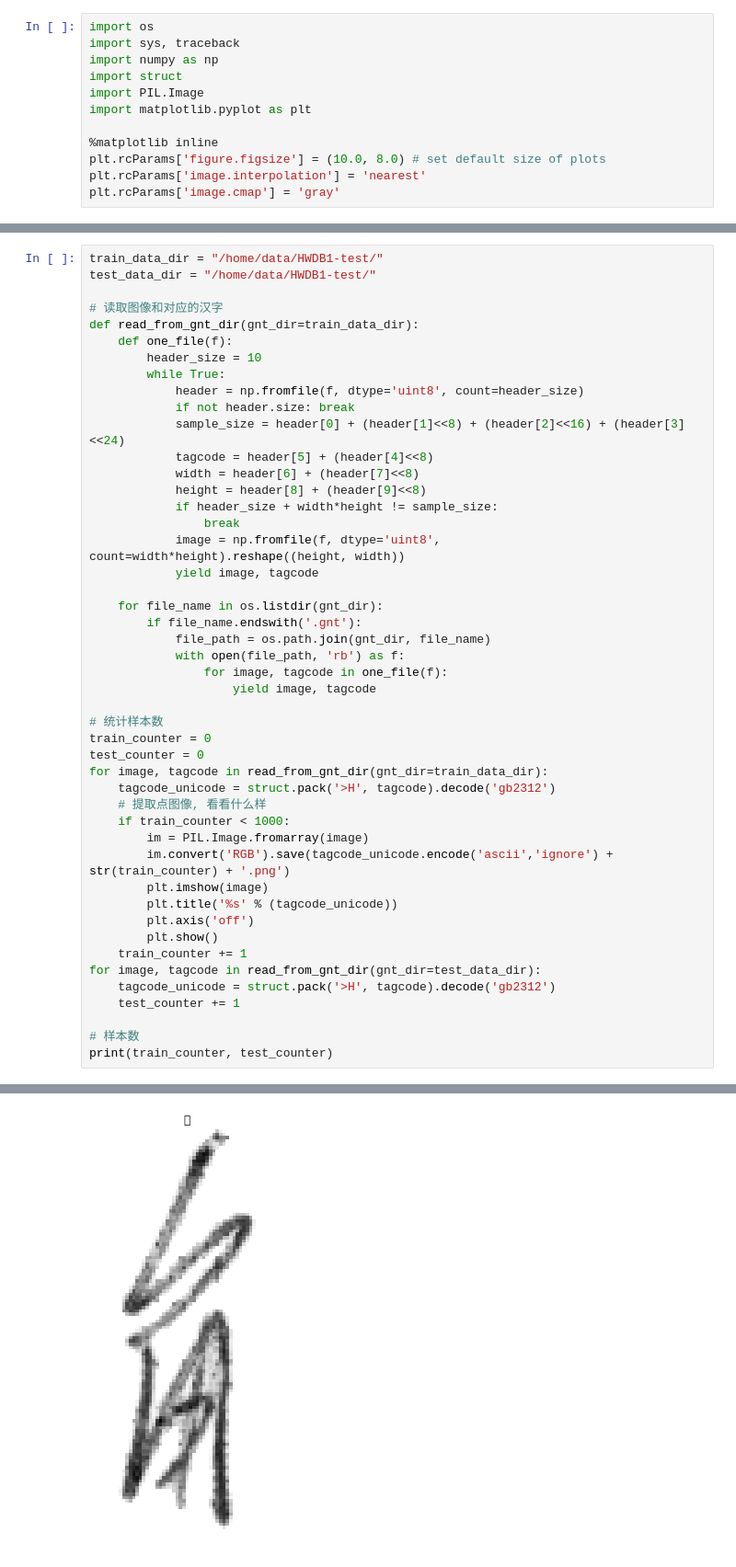
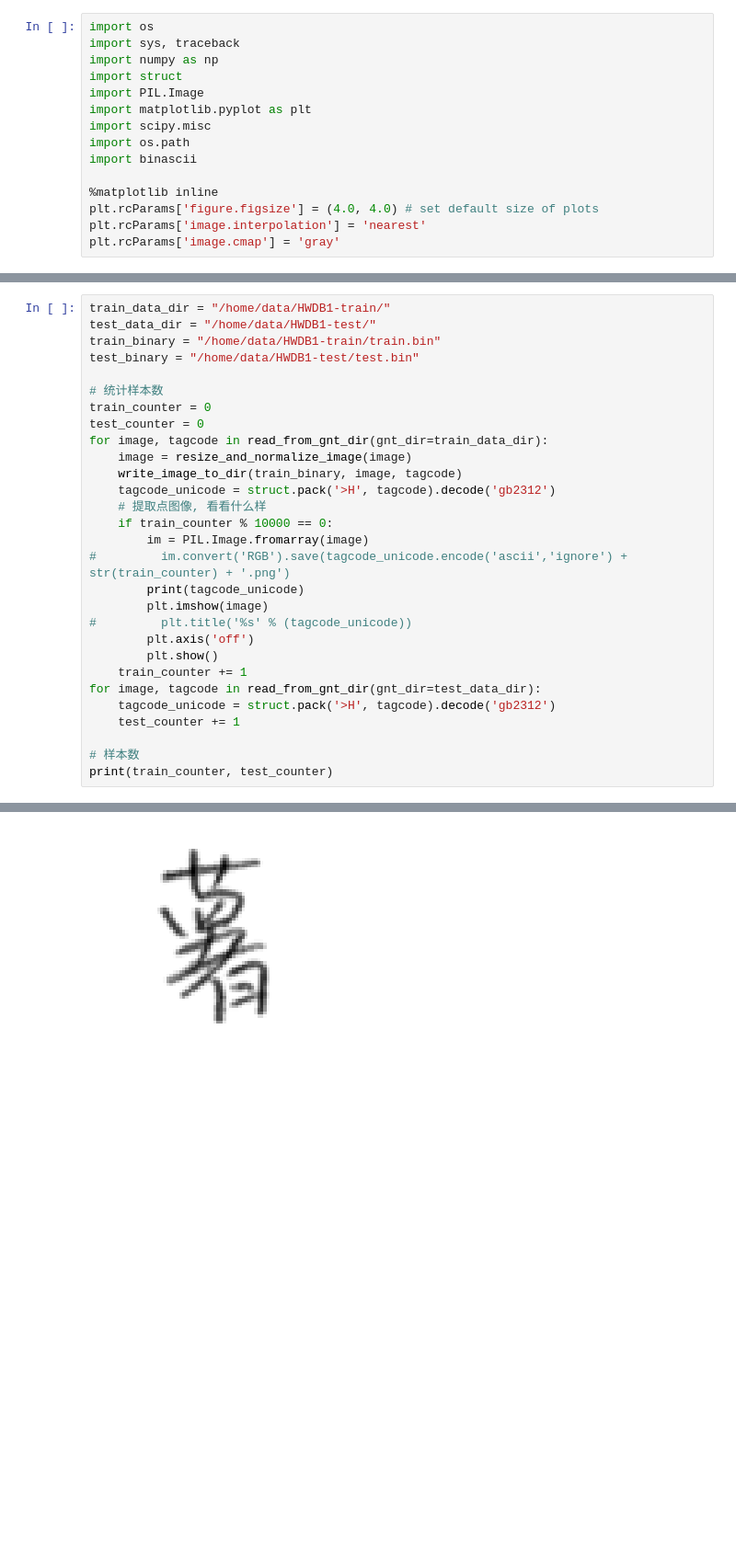
Before and after one commit to gody7334/cnn-hwdb, a Jupyter notebook: HWDB_Preprocess.ipynb, the cells around one changed output, grey strips where cells are left out. Shown at 92% size. Drawn from its saved outputs; the diff is of its cells as text; blank space fills up the shorter version.

Commit message:
pipeline hwdb dataset

```diff
--- a/HWDB_Preprocess.ipynb
+++ b/HWDB_Preprocess.ipynb
@@ -5,8 +5,11 @@ import numpy as np
 import struct
 import PIL.Image
 import matplotlib.pyplot as plt
+import scipy.misc
+import os.path
+import binascii
 
 %matplotlib inline
-plt.rcParams['figure.figsize'] = (10.0, 8.0) # set default size of plots
+plt.rcParams['figure.figsize'] = (4.0, 4.0) # set default size of plots
 plt.rcParams['image.interpolation'] = 'nearest'
 plt.rcParams['image.cmap'] = 'gray'
@@ -13,41 +68,23 @@ plt.rcParams['image.cmap'] = 'gray'
 # %%
-train_data_dir = "/home/data/HWDB1-test/"
+train_data_dir = "/home/data/HWDB1-train/"
 test_data_dir = "/home/data/HWDB1-test/"
-
-# 读取图像和对应的汉字
-def read_from_gnt_dir(gnt_dir=train_data_dir):
-    def one_file(f):
-        header_size = 10
-        while True:
-            header = np.fromfile(f, dtype='uint8', count=header_size)
-            if not header.size: break
-            sample_size = header[0] + (header[1]<<8) + (header[2]<<16) + (header[3]<<24)
-            tagcode = header[5] + (header[4]<<8)
-            width = header[6] + (header[7]<<8)
-            height = header[8] + (header[9]<<8)
-            if header_size + width*height != sample_size:
-                break
-            image = np.fromfile(f, dtype='uint8', count=width*height).reshape((height, width))
-            yield image, tagcode
-
-    for file_name in os.listdir(gnt_dir):
-        if file_name.endswith('.gnt'):
-            file_path = os.path.join(gnt_dir, file_name)
-            with open(file_path, 'rb') as f:
-                for image, tagcode in one_file(f):
-                    yield image, tagcode
+train_binary = "/home/data/HWDB1-train/train.bin"
+test_binary = "/home/data/HWDB1-test/test.bin"
 
 # 统计样本数
 train_counter = 0
 test_counter = 0
 for image, tagcode in read_from_gnt_dir(gnt_dir=train_data_dir):
+    image = resize_and_normalize_image(image)
+    write_image_to_dir(train_binary, image, tagcode)
     tagcode_unicode = struct.pack('>H', tagcode).decode('gb2312')
     # 提取点图像, 看看什么样
-    if train_counter < 1000:
+    if train_counter % 10000 == 0:
         im = PIL.Image.fromarray(image)
-        im.convert('RGB').save(tagcode_unicode.encode('ascii','ignore') + str(train_counter) + '.png')
+#         im.convert('RGB').save(tagcode_unicode.encode('ascii','ignore') + str(train_counter) + '.png')
+        print(tagcode_unicode)
         plt.imshow(image)
-        plt.title('%s' % (tagcode_unicode))
+#         plt.title('%s' % (tagcode_unicode))
         plt.axis('off')
         plt.show()
     train_counter += 1
@@ -61 +99 @@ print(train_counter, test_counter)
-[figure, old version]
+[figure, new version]
```
Also changed, not shown: parts of 3 cells of this notebook, 4 other files.
